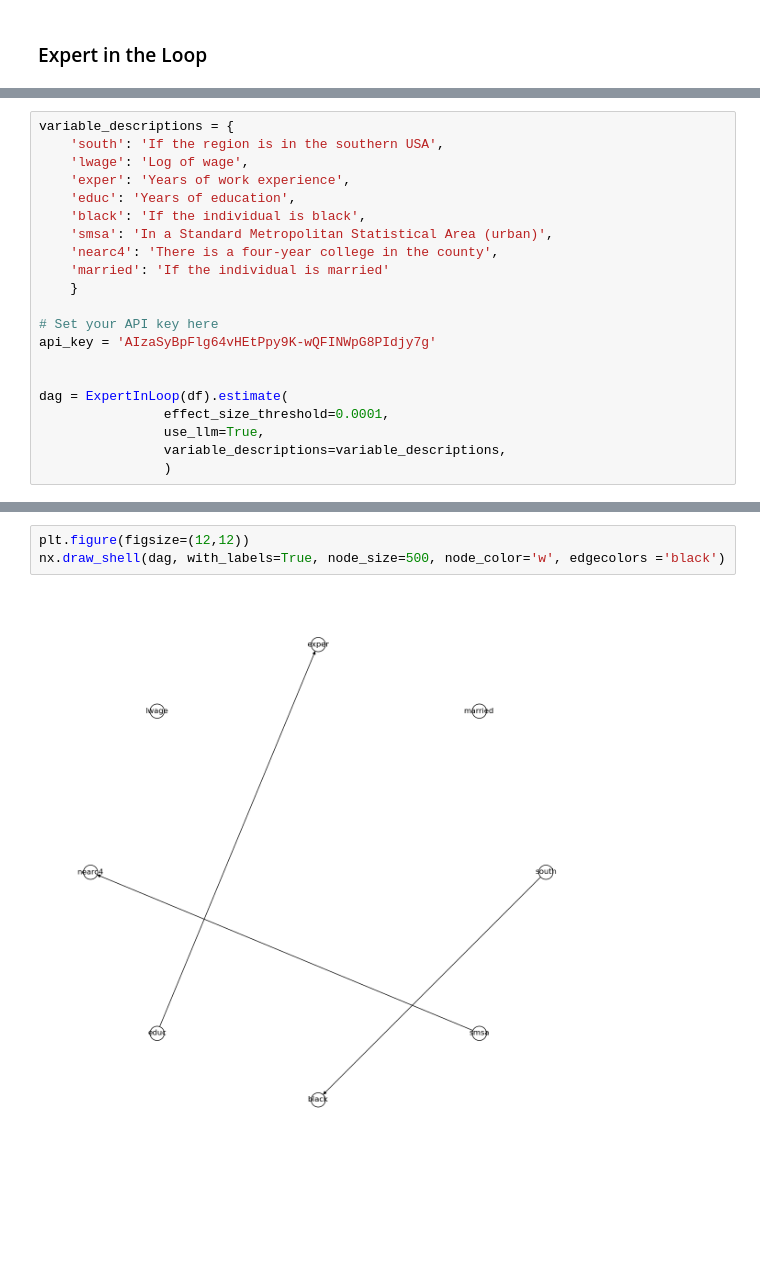
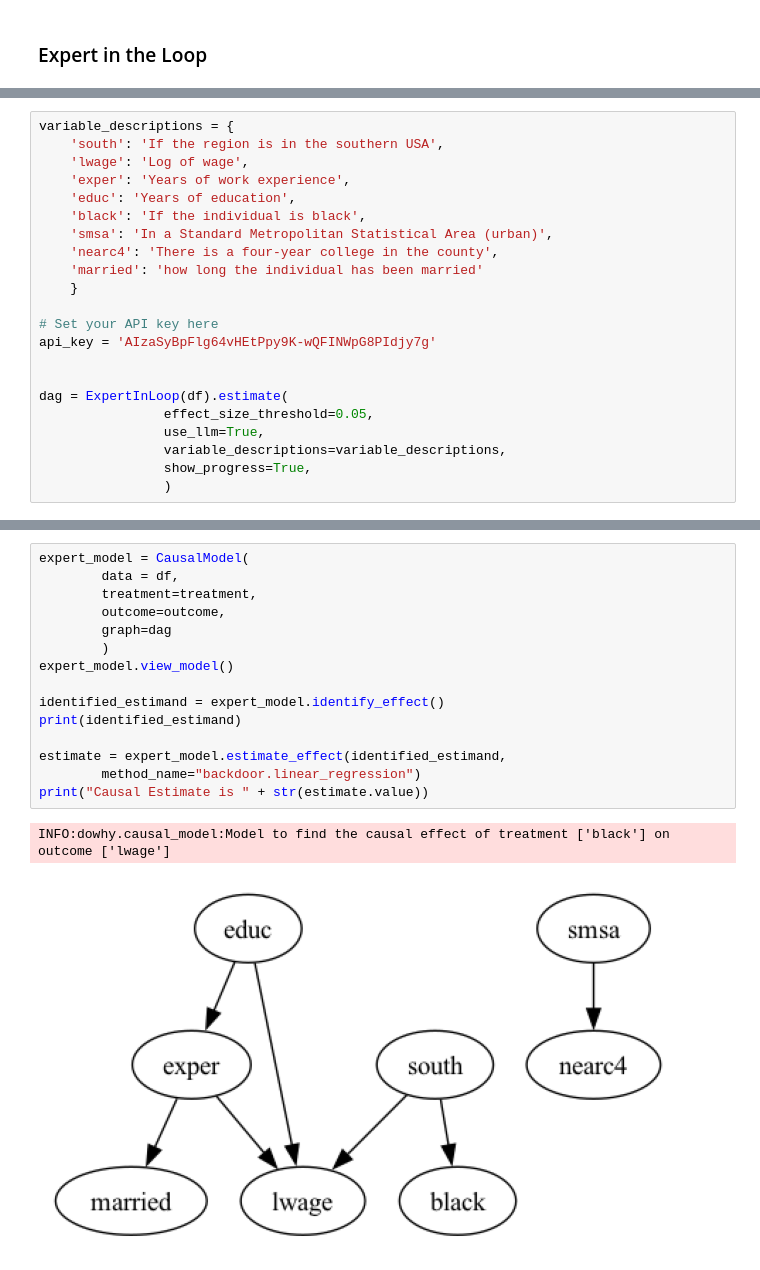
Before and after one commit to jerbeario/CasualPresentation, a Jupyter notebook: earnings/sandbox.ipynb, the cells around one changed output, grey strips where cells are left out. Drawn from its saved outputs; the diff is of its cells as text; blank space fills up the shorter version.

```diff
--- a/earnings/sandbox.ipynb
+++ b/earnings/sandbox.ipynb
@@ -339,7 +370,7 @@ variable_descriptions = {
     'black': 'If the individual is black',
     'smsa': 'In a Standard Metropolitan Statistical Area (urban)',
     'nearc4': 'There is a four-year college in the county',
-    'married': 'If the individual is married'
+    'married': 'how long the individual has been married'
     }
 
 # Set your API key here
@@ -347,9 +378,10 @@ api_key = 'AIzaSyBpFlg64vHEtPpy9K-wQFINWpG8PIdjy7g'
 
 
 dag = ExpertInLoop(df).estimate(
-                effect_size_threshold=0.0001,
+                effect_size_threshold=0.05,
                 use_llm=True,
                 variable_descriptions=variable_descriptions,
+                show_progress=True,
                 )
 # %% [output]
 INFO:pgmpy: Datatype (N=numerical, C=Categorical Unordered, O=Categorical Ordered) inferred from data:
@@ -372,5 +459,18 @@ Timeout: litellm.Timeout: Connection timed out after None seconds.
-# %%
-plt.figure(figsize=(12,12))
-nx.draw_shell(dag, with_labels=True, node_size=500, node_color='w', edgecolors ='black')
-# %% [output]
-[figure, removed]
+# %%
+expert_model = CausalModel(
+        data = df,
+        treatment=treatment,
+        outcome=outcome,
+        graph=dag
+        )
+expert_model.view_model()
+
+identified_estimand = expert_model.identify_effect()
+print(identified_estimand)
+
+estimate = expert_model.estimate_effect(identified_estimand,
+        method_name="backdoor.linear_regression")
+print("Causal Estimate is " + str(estimate.value))
+# %% [output]
+INFO:dowhy.causal_model:Model to find the causal effect of treatment ['black'] on outcome ['lwage']
+[figure, added]
```
Also changed, not shown: parts of 31 cells of this notebook.
